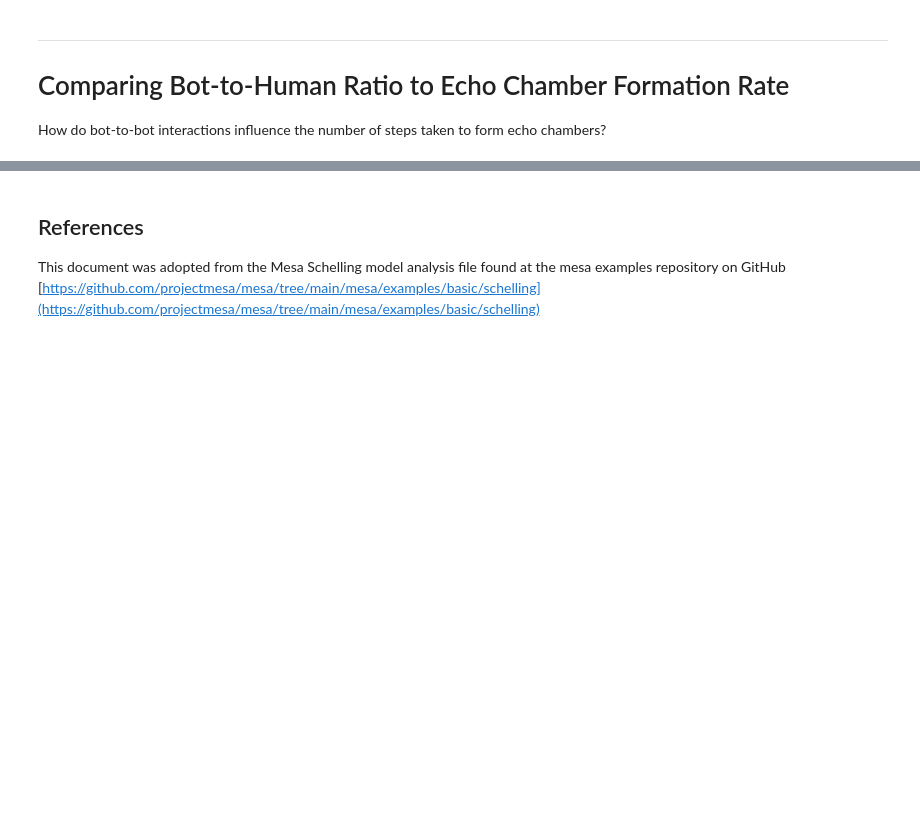
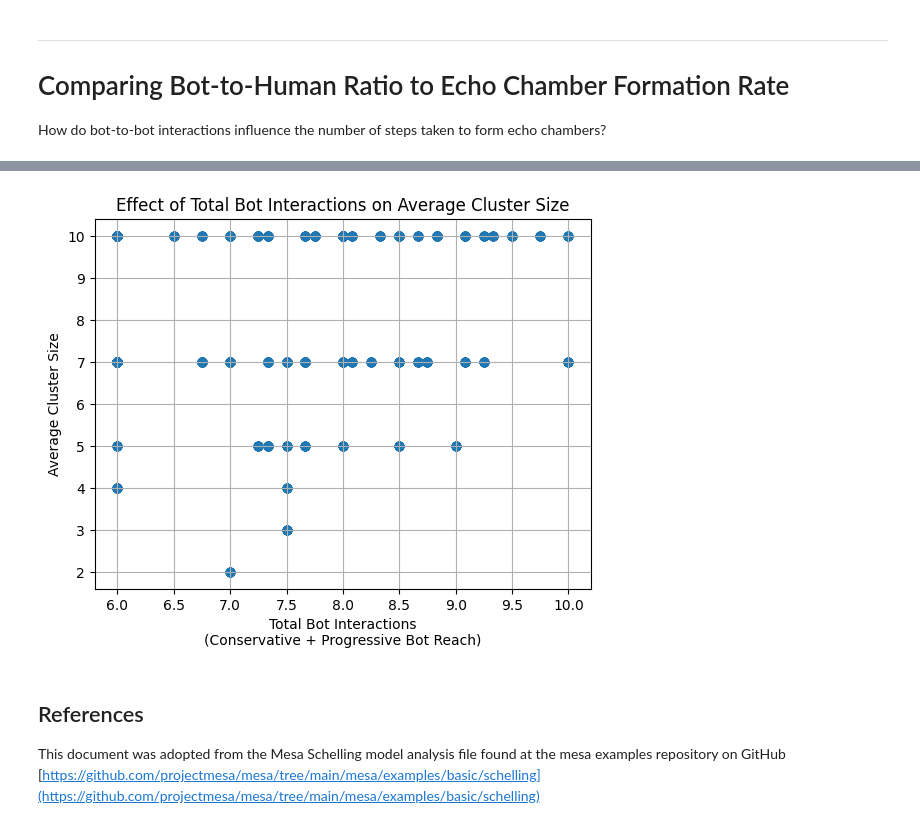
Before and after one commit to y8ahmed/eecs4461-project, a Jupyter notebook: notebooks/analysis.ipynb, the cells around one changed output, grey strips where cells are left out. Saved outputs shown, nothing was run; the diff lists cells and outputs as text; code cells hidden in the pictures; blank space fills up the shorter version.

```diff
--- a/notebooks/analysis.ipynb
+++ b/notebooks/analysis.ipynb
@@ -235,0 +375,14 @@ plt.show()
+# %%
+fixed_params5 = {"num_nodes": 20, "avg_node_degree": 3,  "become_neutral_chance": 0.5}
+variable_params5 = {"num_cons_bots": range(2,5), "num_prog_bots": range(2,5)}
+all_params5 = fixed_params5 | variable_params5
+
+results5 = batch_run(
+    TikTokEchoChamber,
+    parameters=all_params5,
+    iterations=10,
+    max_steps=250,
+)
+
+df5 = pd.DataFrame(results5)
+df5
@@ -236,3 +403,14 @@ plt.show()
+# %%
+total_bot_interactions = df5.Avg_Cons_Bot_Reach + df5.Avg_Prog_Bot_Reach
+
+plt.scatter(total_bot_interactions, df5.CA_Avg_Cluster_Size)
+plt.xlabel("Total Bot Interactions\n(Conservative + Progressive Bot Reach)")
+plt.ylabel("Average Cluster Size")
+plt.grid()
+plt.title("Effect of Total Bot Interactions on Average Cluster Size")
+plt.show()
+# %% [output]
+[figure, added]
 # %% [markdown]
 ## References
 
```
Also changed, not shown: parts of 24 cells of this notebook, 4 other files.
